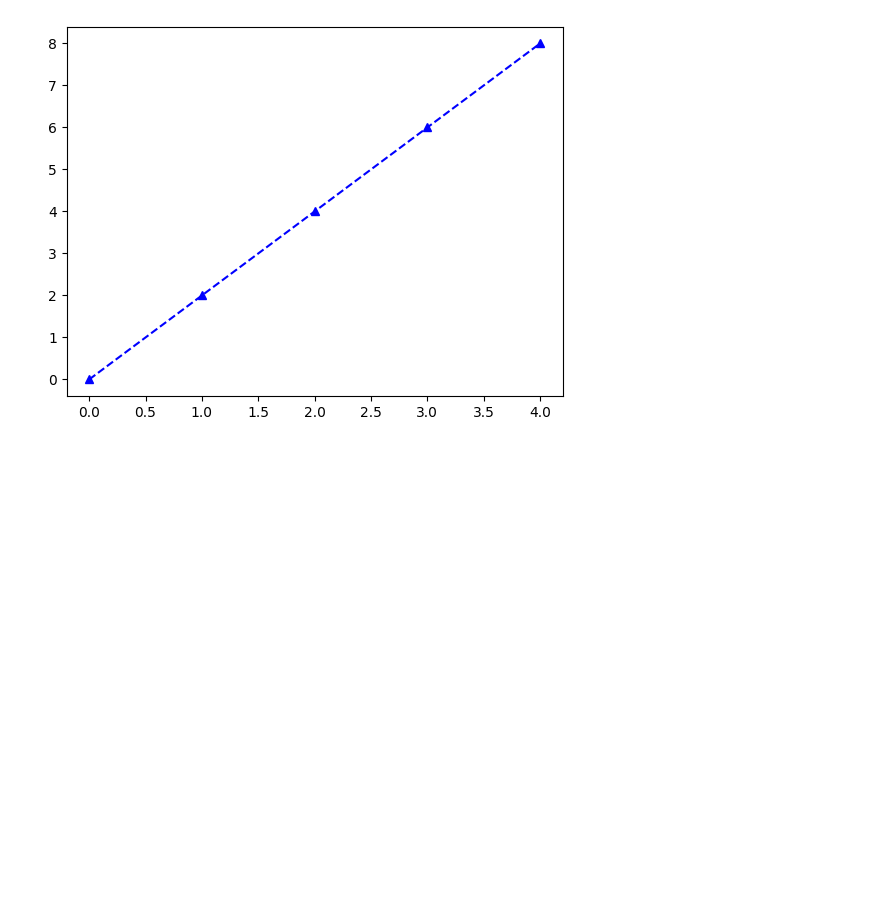
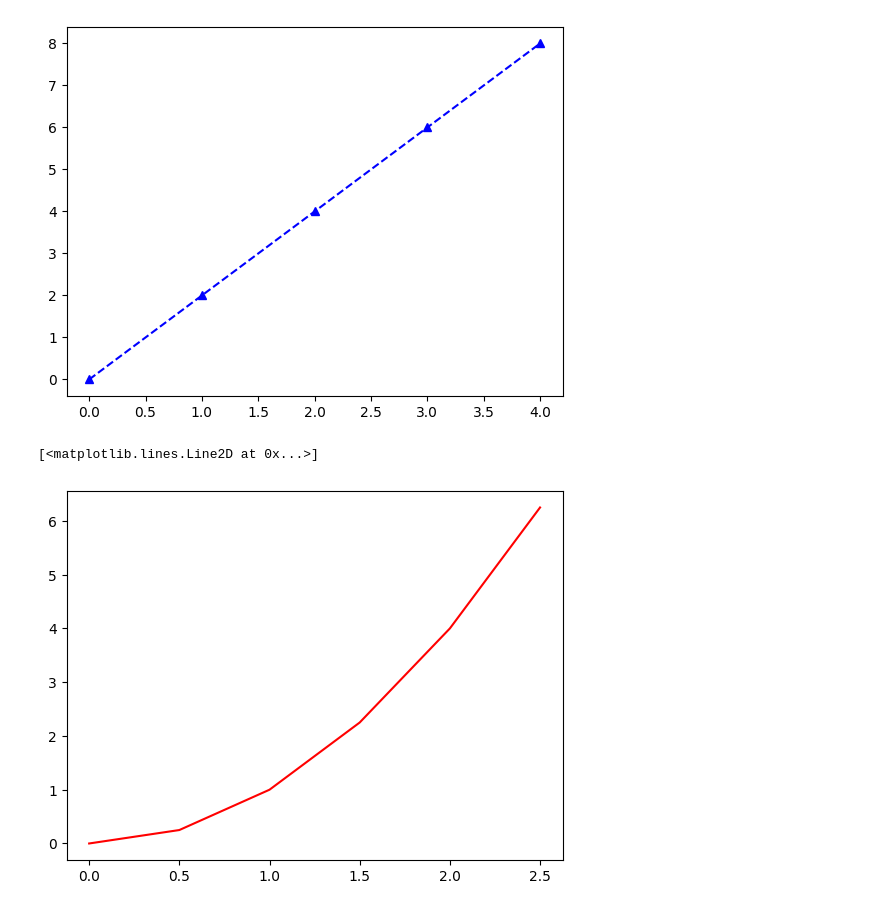
Before and after one commit to kilik42/week-1-ai-course, a Jupyter notebook: jupyter_files/week1.ipynb, the cells around one changed output. Saved outputs shown, nothing was run; the diff lists cells and outputs as text; code cells hidden in the pictures; blank space fills up the shorter version.

```diff
--- a/jupyter_files/week1.ipynb
+++ b/jupyter_files/week1.ipynb
@@ -940,3 +940,16 @@ plt.plot(x, y, 'b^--', label='2x')
 # %%
 x2 = np.arange(0, 4.5, 0.5)
 # this will create an array of x-values starting from 0 up to (but not including) 4.5, with a step size of 0.5. The np.arange() function generates a sequence of numbers based on the specified start, stop, and step parameters, allowing you to create a range of x-values for plotting or analysis.
+# %%
+plt.plot(x2[:6], x2[:6] ** 2, 'r', label='X^2')
+# this will create a line plot of the first 6 elements of x2 and their squares,
+#  with a red line style.
+# The 'r' argument specifies the color (red) for the plot,
+#  and the label='X^2' argument assigns a label to this plot,
+#  which can be used in the legend to
+# identify it as representing the function y = x^2.
+# The x2[:6] syntax selects the first 6 elements of the x2 array,
+#  and x2[:6] ** 2 computes the squares of those selected elements for plotting.
+# %% [output]
+[<matplotlib.lines.Line2D at 0x...>]
+[figure, added]
```
Also changed, not shown: parts of 7 cells of this notebook, 5 other files.
